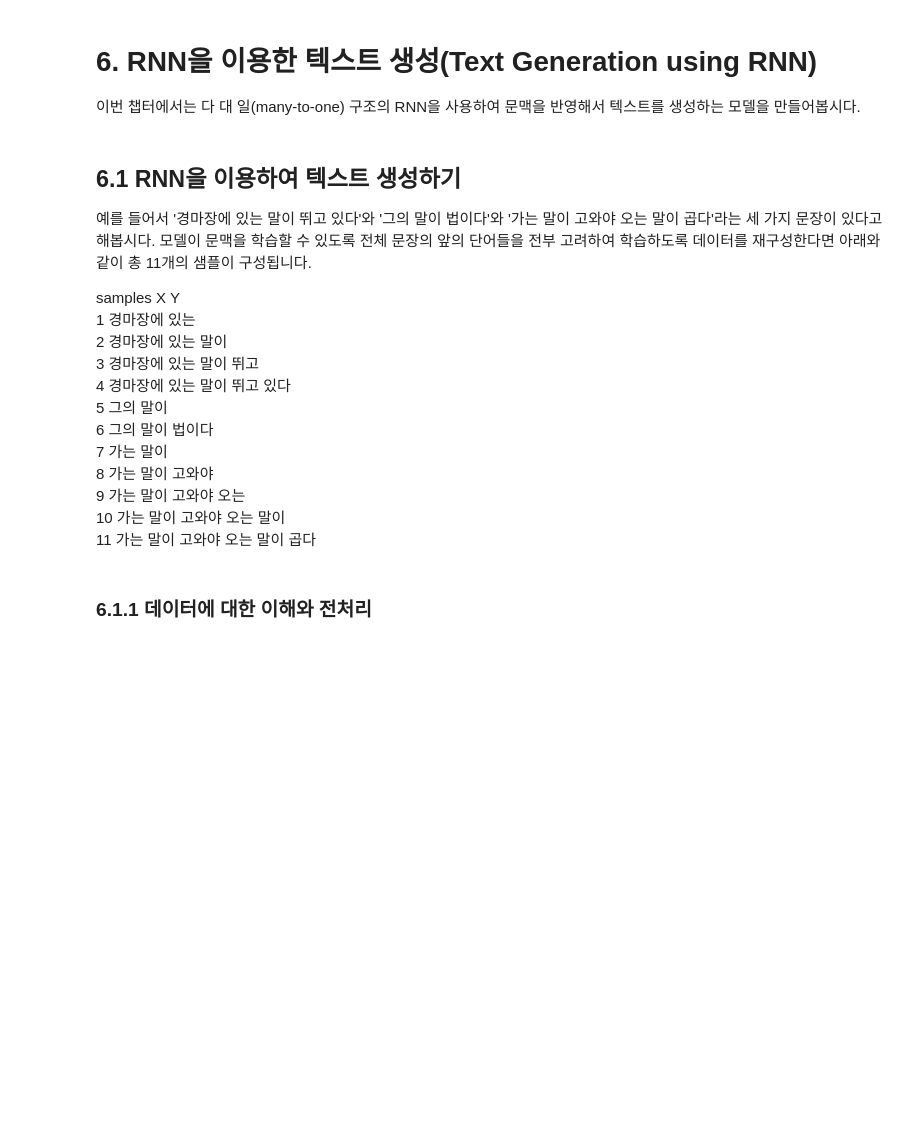
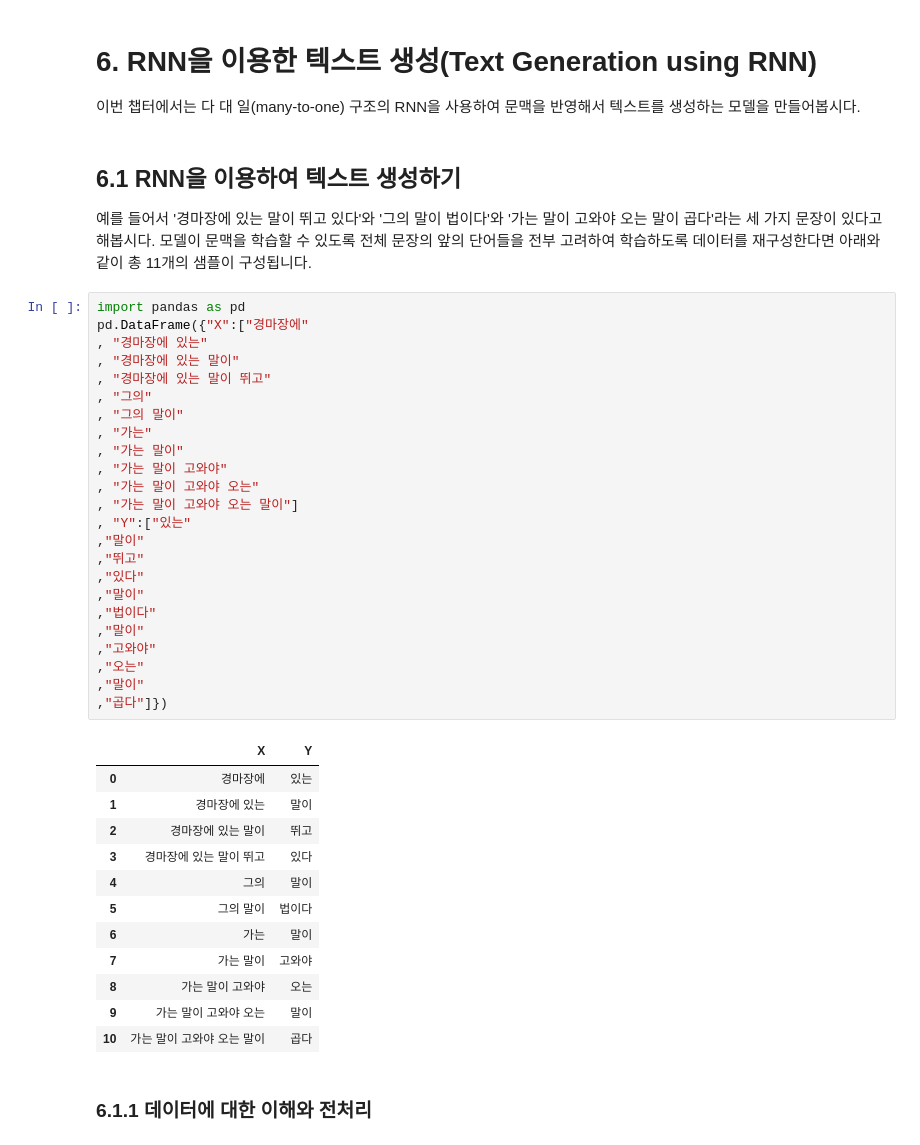
Before and after one commit to mrjjo18/study, a Jupyter notebook: NLP_scratch_with_DeepLearning/09.RNN.ipynb, the cells around one changed output. Saved outputs shown, nothing was run; the diff lists cells and outputs as text; blank space fills up the shorter version.

```diff
--- a/NLP_scratch_with_DeepLearning/09.RNN.ipynb
+++ b/NLP_scratch_with_DeepLearning/09.RNN.ipynb
@@ -327,20 +365,43 @@ $\hat{y_{t}}$의 j번째 인덱스가 가진 0과 1사이의 값은 j번째 단
 ## 6.1 RNN을 이용하여 텍스트 생성하기
 
 예를 들어서 '경마장에 있는 말이 뛰고 있다'와 '그의 말이 법이다'와 '가는 말이 고와야 오는 말이 곱다'라는 세 가지 문장이 있다고 해봅시다. 모델이 문맥을 학습할 수 있도록 전체 문장의 앞의 단어들을 전부 고려하여 학습하도록 데이터를 재구성한다면 아래와 같이 총 11개의 샘플이 구성됩니다.
-
-
-samples		X     Y
-1	경마장에	있는
-2	경마장에 있는	말이
-3	경마장에 있는 말이	뛰고
-4	경마장에 있는 말이 뛰고	있다
-5	그의	말이
-6	그의 말이	법이다
-7	가는	말이
-8	가는 말이	고와야
-9	가는 말이 고와야	오는
-10	가는 말이 고와야 오는	말이
-11	가는 말이 고와야 오는 말이	곱다
+# %%
+import pandas as pd
+pd.DataFrame({"X":["경마장에"
+, "경마장에 있는"
+, "경마장에 있는 말이"
+, "경마장에 있는 말이 뛰고"
+, "그의"
+, "그의 말이"
+, "가는"
+, "가는 말이"
+, "가는 말이 고와야"
+, "가는 말이 고와야 오는"
+, "가는 말이 고와야 오는 말이"]
+, "Y":["있는"
+,"말이"
+,"뛰고"
+,"있다"
+,"말이"
+,"법이다"
+,"말이"
+,"고와야"
+,"오는"
+,"말이"
+,"곱다"]})
+# %% [output]
+|  | X | Y |
+| 0 | 경마장에 | 있는 |
+| 1 | 경마장에 있는 | 말이 |
+| 2 | 경마장에 있는 말이 | 뛰고 |
+| 3 | 경마장에 있는 말이 뛰고 | 있다 |
+| 4 | 그의 | 말이 |
+| 5 | 그의 말이 | 법이다 |
+| 6 | 가는 | 말이 |
+| 7 | 가는 말이 | 고와야 |
+| 8 | 가는 말이 고와야 | 오는 |
+| 9 | 가는 말이 고와야 오는 | 말이 |
+| 10 | 가는 말이 고와야 오는 말이 | 곱다 |
 # %% [markdown]
 ### 6.1.1 데이터에 대한 이해와 전처리
 # %%
```
Also changed, not shown: parts of 21 cells of this notebook.
